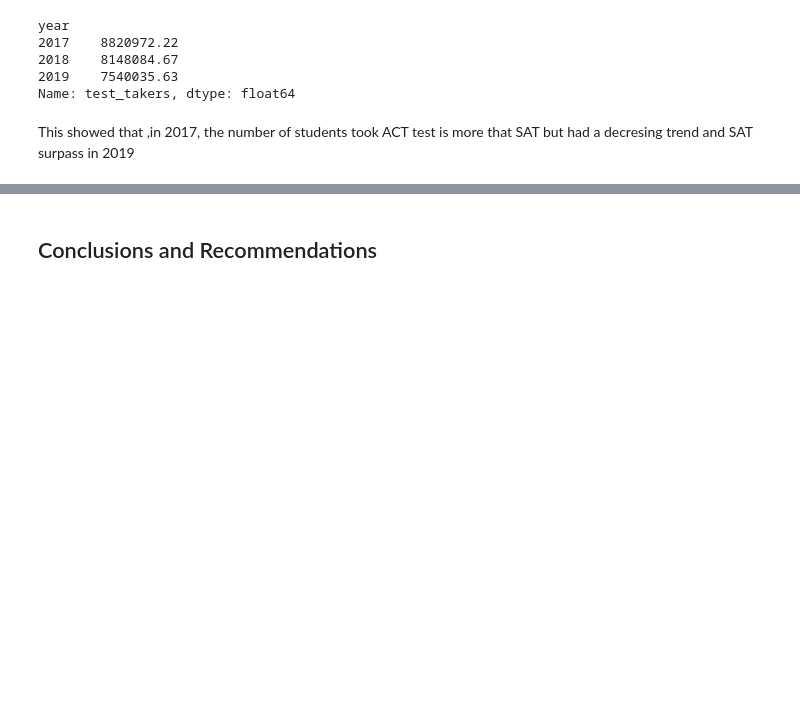
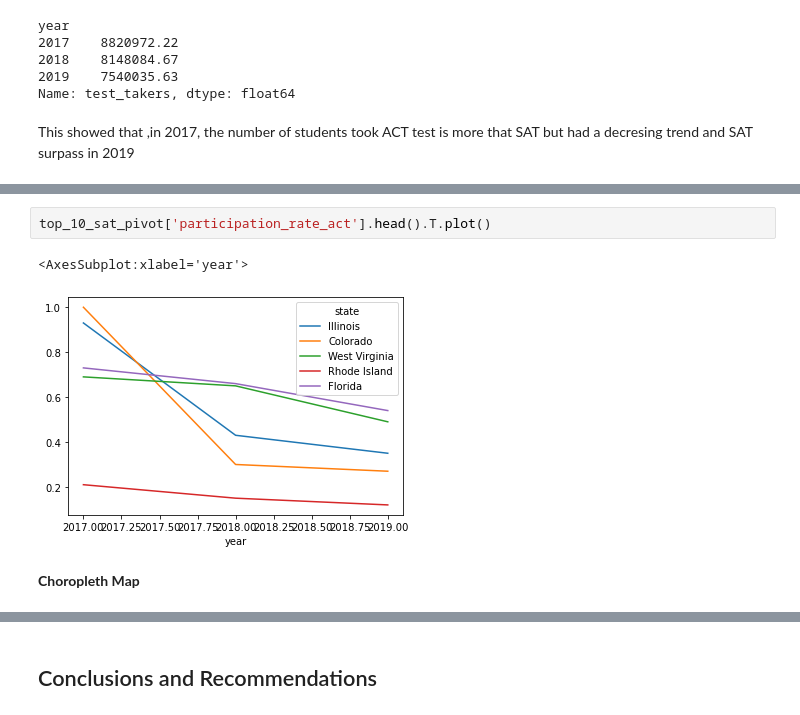
Before and after one commit to Tanupong/DSI_Project1, a Jupyter notebook: code/project1_sat_act_analysis.ipynb, the cells around one changed output, grey strips where cells are left out. Saved outputs shown, nothing was run; the diff lists cells and outputs as text; blank space fills up the shorter version.

```diff
--- a/code/project1_sat_act_analysis.ipynb
+++ b/code/project1_sat_act_analysis.ipynb
@@ -1115,0 +1753,7 @@ Here are some prompts to get you started with visualizations. Feel free to add a
+# %%
+top_10_sat_pivot['participation_rate_act'].head().T.plot()
+# %% [output]
+<AxesSubplot:xlabel='year'>
+[figure, added]
+# %% [markdown]
+**Choropleth Map**
```
Also changed, not shown: parts of 104 cells of this notebook.
